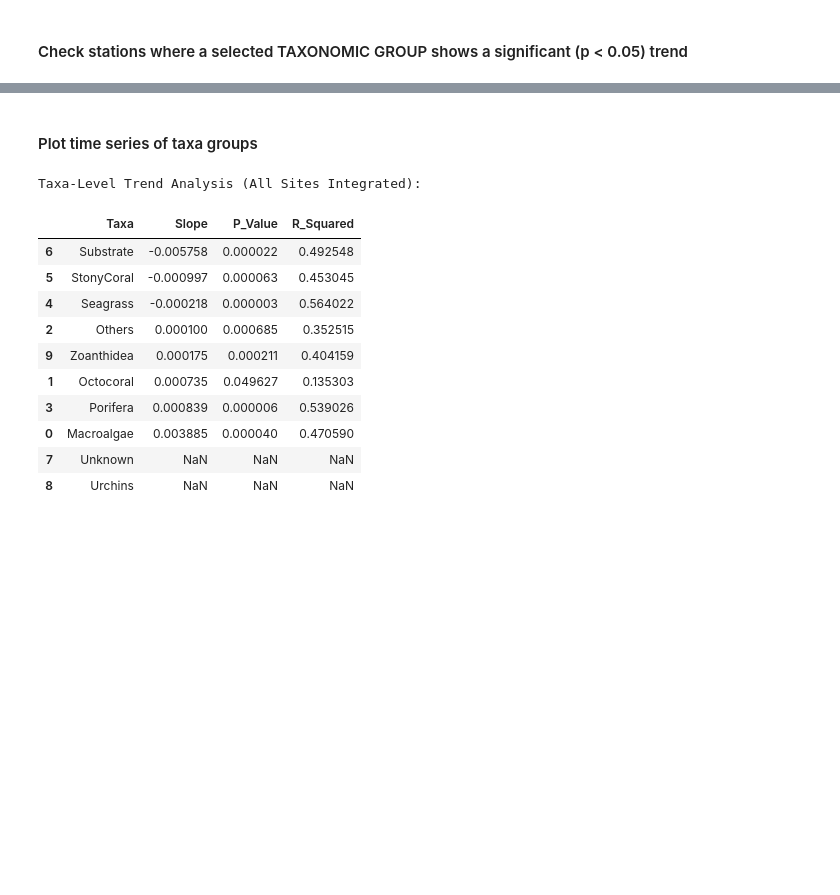
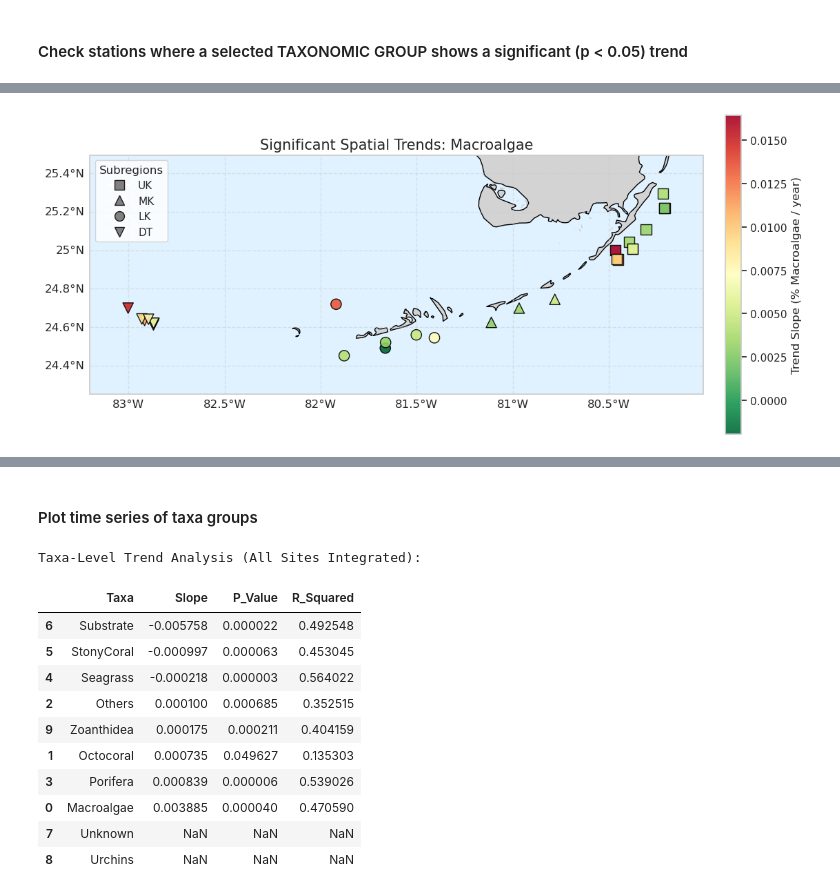
Before and after one commit to eqmh/multitressor, a Jupyter notebook: corals_stressors.ipynb, the cells around one changed output, grey strips where cells are left out. Saved outputs shown, nothing was run; the diff lists cells and outputs as text; code cells hidden in the pictures; blank space fills up the shorter version.

```diff
--- a/corals_stressors.ipynb
+++ b/corals_stressors.ipynb
@@ -349,0 +422,90 @@ plt.show()
+# %%
+# --- 1. Data Loading (Taxa Groups) ---
+taxagroups_path_fk = os.path.join(data_dir_fk, "CREMP_Pcover_TaxaGroups_2024.csv")
+taxagroups_path_dt = os.path.join(data_dir_dt, "DTCREMP_Pcover_TaxaGroups_2024.csv")
+df_taxagroups_fk = pd.read_csv(taxagroups_path_fk)
+df_taxagroups_dt = pd.read_csv(taxagroups_path_dt)
+df_taxagroups = pd.concat([df_taxagroups_fk, df_taxagroups_dt], ignore_index=True)
+
+# --- 2. Spatial Analysis for a Selected Group ---
+selected_group = 'Macroalgae'
+
+# Group by Site and Year for the specific group
+site_taxa_annual = df_taxagroups.groupby(['SiteName', 'SampleYear'])[selected_group].mean().reset_index()
+
+# Calculate trends for this group at each individual site
+site_taxa_stats = []
+for site in site_taxa_annual['SiteName'].unique():
+    site_data = site_taxa_annual[site_taxa_annual['SiteName'] == site]
+    if len(site_data) > 1:
+        slope, intercept, r_value, p_value, std_err = stats.linregress(site_data['SampleYear'], site_data[selected_group])
+        site_taxa_stats.append({'SiteName': site, 'Slope': slope, 'P_Value': p_value})
+
+df_taxa_map = pd.DataFrame(site_taxa_stats)
+
+# Merge with coordinates (df_coords includes 'Subregion')
+df_taxa_map = pd.merge(df_taxa_map, df_coords, left_on='SiteName', right_on='Site_name')
+df_sig_map = df_taxa_map[df_taxa_map['P_Value'] < 0.05].copy()
+
+# --- 3. Render the Map ---
+fig = plt.figure(figsize=(14, 10))
+ax = plt.axes(projection=ccrs.PlateCarree())
+
+# Add High-Res Features
+ax.add_feature(cfeature.LAND.with_scale('10m'), facecolor='lightgray')
+ax.add_feature(cfeature.COASTLINE.with_scale('10m'), linewidth=1)
+ax.add_feature(cfeature.OCEAN.with_scale('10m'), facecolor='#e0f2ff')
+
+# --- 4. SYMBOL MAPPING LOGIC (UK, MK, LK, DT) ---
+marker_map = {'UK': 's', 'MK': '^', 'LK': 'o', 'DT': 'v'}
+sc = None
+
+# Plot Trends using unique symbols per subregion
+for sub, mkr in marker_map.items():
+    sub_sig = df_sig_map[df_sig_map['Subregion'] == sub]
+    if not sub_sig.empty:
+        # Note: We use RdYlGn_r because increasing Macroalgae is often
+        # considered a negative ecological indicator (Red = Increasing)
+        sc = ax.scatter(sub_sig['lonDD'], sub_sig['latDD'],
+                        c=sub_sig['Slope'], cmap='RdYlGn_r', marker=mkr,
+                        s=120, edgecolor='black', alpha=0.9,
+                        transform=ccrs.PlateCarree(), zorder=3,
+                        vmin=df_sig_map['Slope'].min(), vmax=df_sig_map['Slope'].max())
+
+# Add Colorbar
+if sc:
+    cbar = plt.colorbar(sc, ax=ax, shrink=0.6, pad=0.03)
+    cbar.set_label(f'Trend Slope (% {selected_group} / year)')
+
+# Custom Legend for Subregions (Placed Outside Map)
+legend_elements = [Line2D([0], [0], marker=m, color='w', label=k,
+                          markerfacecolor='gray', markersize=10, markeredgecolor='k')
+                   for k, m in marker_map.items()]
+ax.legend(handles=legend_elements, loc='upper left', title="Subregions", frameon=True)
+
+# Set extent and labels
+ax.set_extent([df_coords['lonDD'].min()-0.2, df_coords['lonDD'].max()+0.2,
+               df_coords['latDD'].min()-0.2, df_coords['latDD'].max()+0.2])
+gl = ax.gridlines(draw_labels=True, linestyle='--', alpha=0.5)
+gl.top_labels = False
+gl.right_labels = False
+
+plt.title(f'Significant Spatial Trends: {selected_group.replace("_", " ")}', fontsize=15)
+plt.show()
+
+# --- 5. BOXPLOT FOR TAXA TREND DISTRIBUTION ---
+plt.figure(figsize=(10, 6))
+sns.set_theme(style="whitegrid")
+
+# Create boxplot of all trends (significant and non-significant)
+sns.boxplot(data=df_taxa_map, x='Subregion', y='Slope', palette='Set2', showfliers=False)
+sns.stripplot(data=df_taxa_map, x='Subregion', y='Slope', color='black', alpha=0.3, jitter=True)
+
+plt.axhline(0, color='red', linestyle='--', linewidth=1.5, label='Stability')
+plt.title(f'Regional Trend Distribution: {selected_group.replace("_", " ")}', fontsize=14)
+plt.ylabel('Trend Slope (% cover / year)')
+plt.legend()
+plt.tight_layout()
+plt.show()
+# %% [output]
+[figure, added]
```
Also changed, not shown: parts of 37 cells of this notebook, 1 other file.
